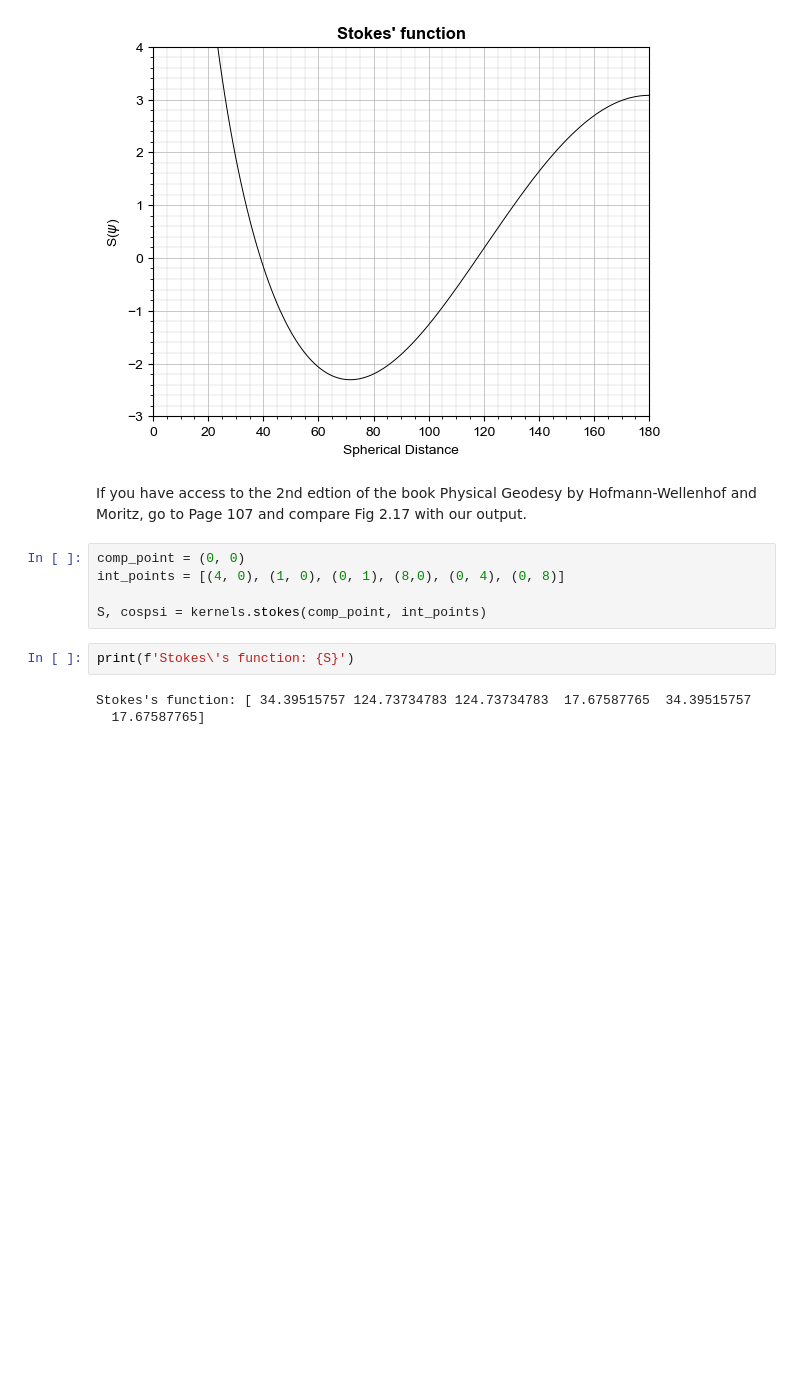
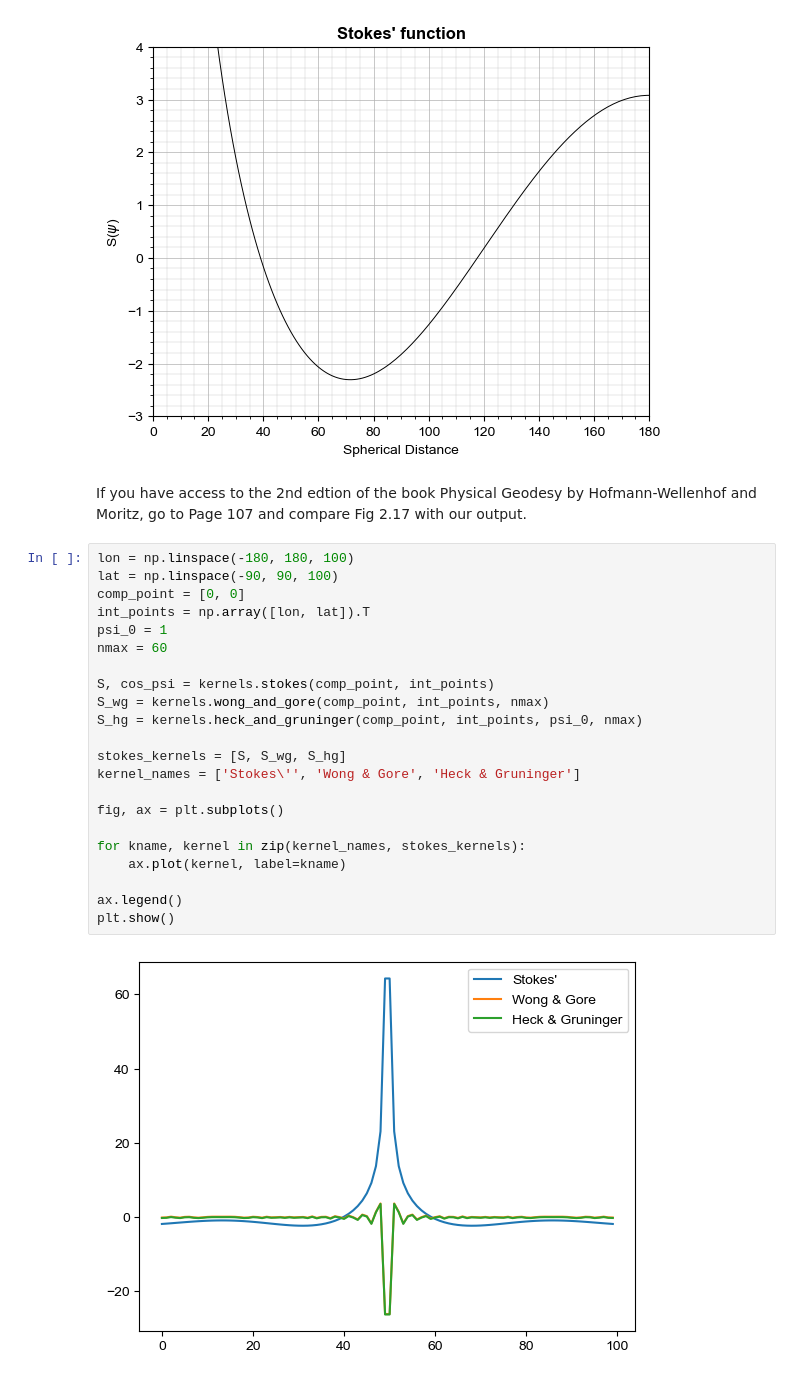
Before and after one commit to cikelly/geoidlab, a Jupyter notebook: Notebooks/Kernels.ipynb, the cells around one changed output. Saved outputs shown, nothing was run; the diff lists cells and outputs as text; blank space fills up the shorter version.

Commit message:
update Stokes kernels

```diff
--- a/Notebooks/Kernels.ipynb
+++ b/Notebooks/Kernels.ipynb
@@ -39,13 +42,27 @@ plt.show()
 [figure]
 # %% [markdown]
 If you have access to the 2nd edtion of the book Physical Geodesy by Hofmann-Wellenhof and Moritz, go to Page 107 and compare Fig 2.17 with our output.
-# %%
-comp_point = (0, 0)
-int_points = [(4, 0), (1, 0), (0, 1), (8,0), (0, 4), (0, 8)]
-
-S, cospsi = kernels.stokes(comp_point, int_points)
-# %%
-print(f'Stokes\'s function: {S}')
-# %% [output]
-Stokes's function: [ 34.39515757 124.73734783 124.73734783  17.67587765  34.39515757
-  17.67587765]
+# %%
+lon = np.linspace(-180, 180, 100)
+lat = np.linspace(-90, 90, 100)
+comp_point = [0, 0]
+int_points = np.array([lon, lat]).T
+psi_0 = 1
+nmax = 60
+
+S, cos_psi = kernels.stokes(comp_point, int_points)
+S_wg = kernels.wong_and_gore(comp_point, int_points, nmax)
+S_hg = kernels.heck_and_gruninger(comp_point, int_points, psi_0, nmax)
+
+stokes_kernels = [S, S_wg, S_hg]
+kernel_names = ['Stokes\'', 'Wong & Gore', 'Heck & Gruninger']
+
+fig, ax = plt.subplots()
+
+for kname, kernel in zip(kernel_names, stokes_kernels):
+    ax.plot(kernel, label=kname)
+
+ax.legend()
+plt.show()
+# %% [output]
+[figure, added]
```
Also changed, not shown: parts of 7 cells of this notebook, 1 other file.
